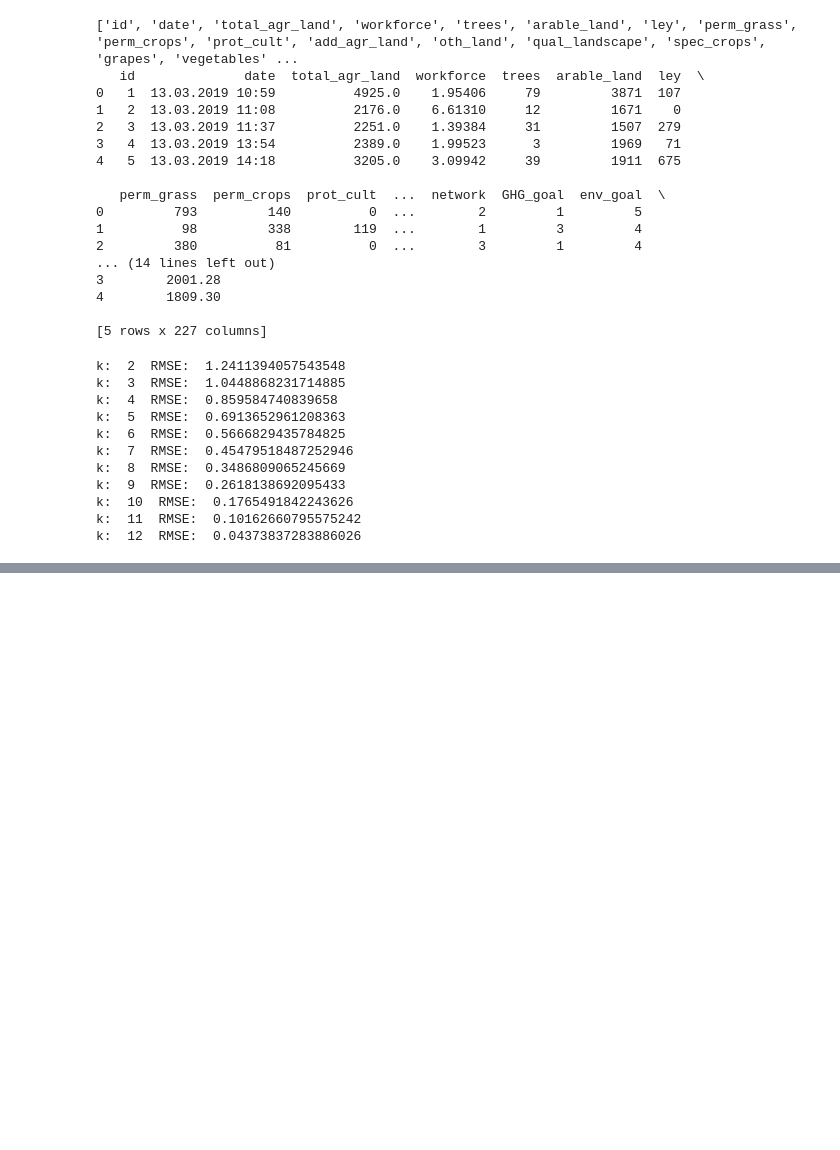
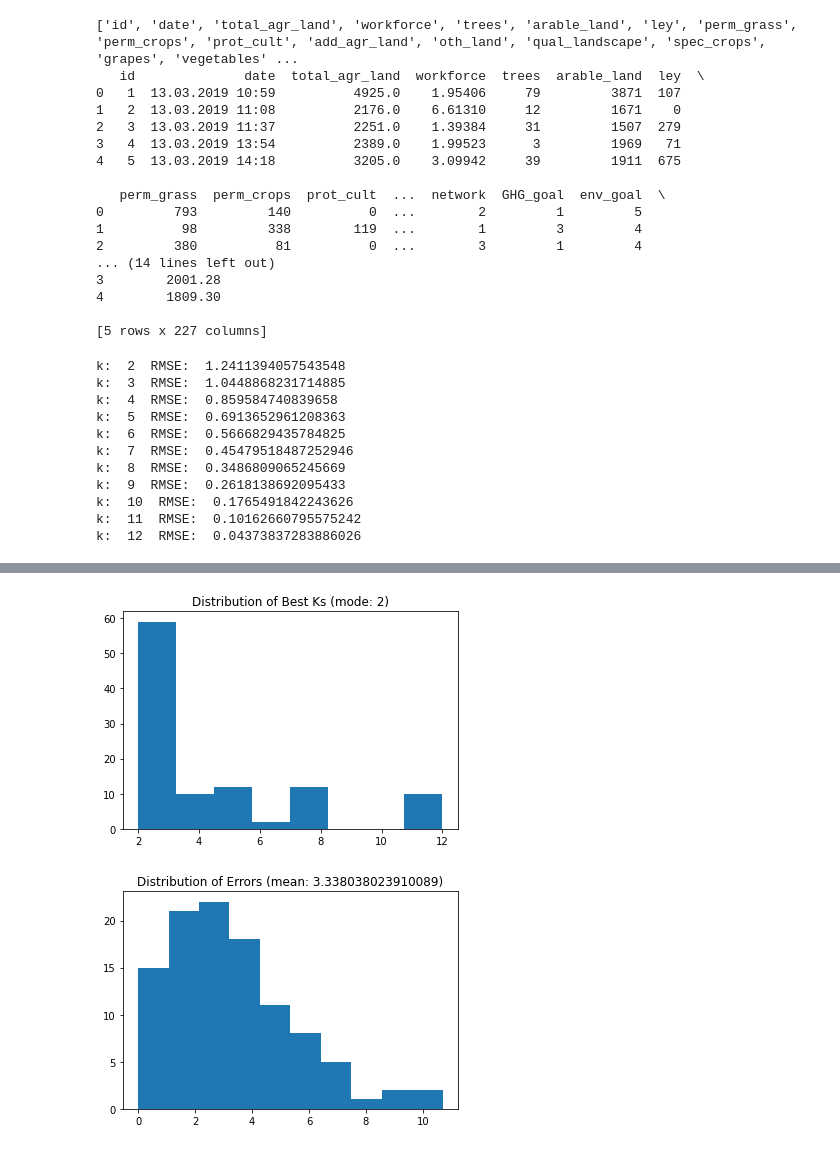
Before and after one commit to allenhu08/capstone, a Jupyter notebook: Recommender.ipynb, the cells around one changed output, grey strips where cells are left out. Saved outputs shown, nothing was run; the diff lists cells and outputs as text; code cells hidden in the pictures; blank space fills up the shorter version.

```diff
--- a/Recommender.ipynb
+++ b/Recommender.ipynb
@@ -136,0 +159,15 @@ df[farm_info_cols]
+# %%
+import random
+
+def mask_v2(row):
+  replace = [True, False]
+  for i in range(len(row)):
+    if random.choice(replace):
+      row[i] = 0
+
+  return row
+# %%
+plot_learning_results(effect_vals, mask_v2)
+# %% [output]
+[figure, added]
+[figure, added]
```
Also changed, not shown: parts of 16 cells of this notebook.
